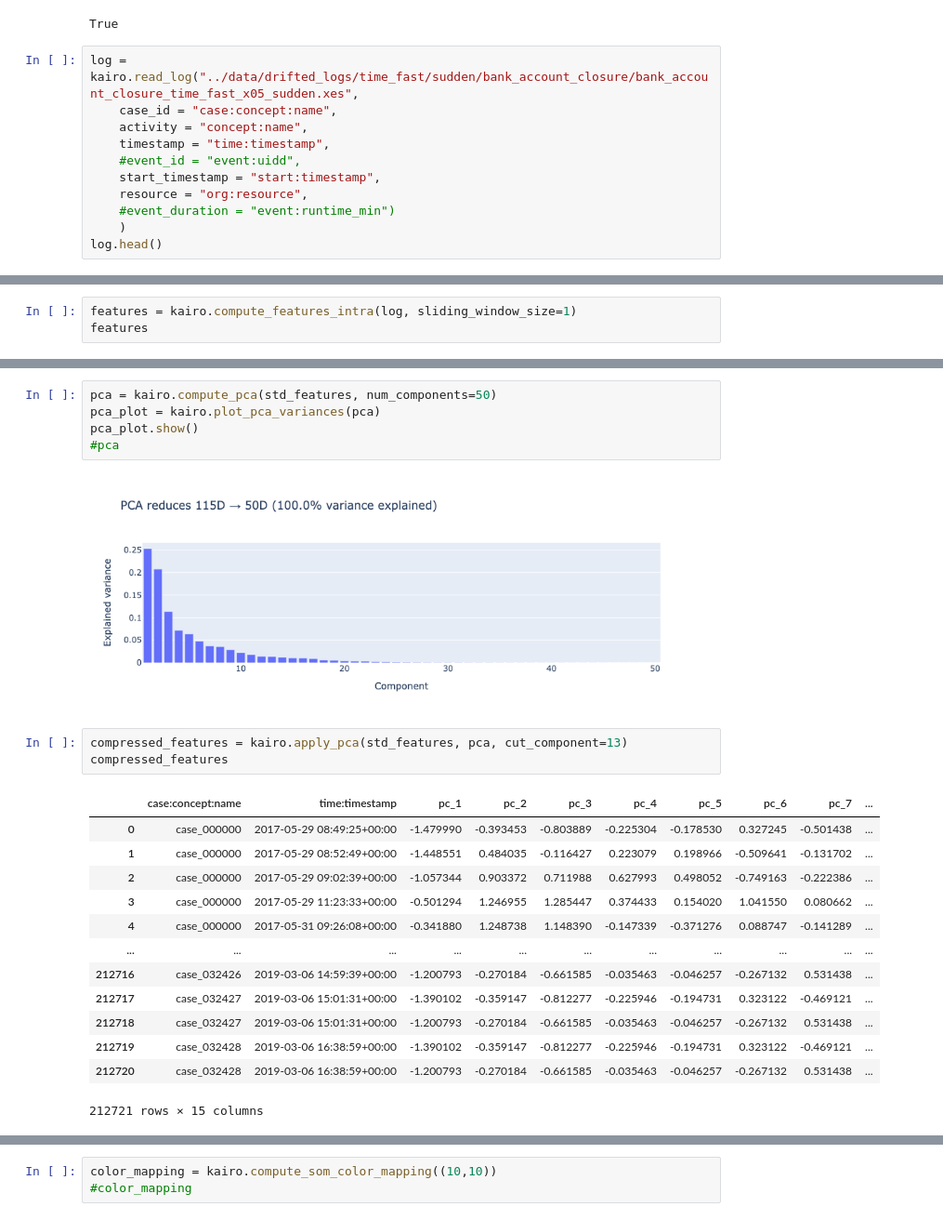
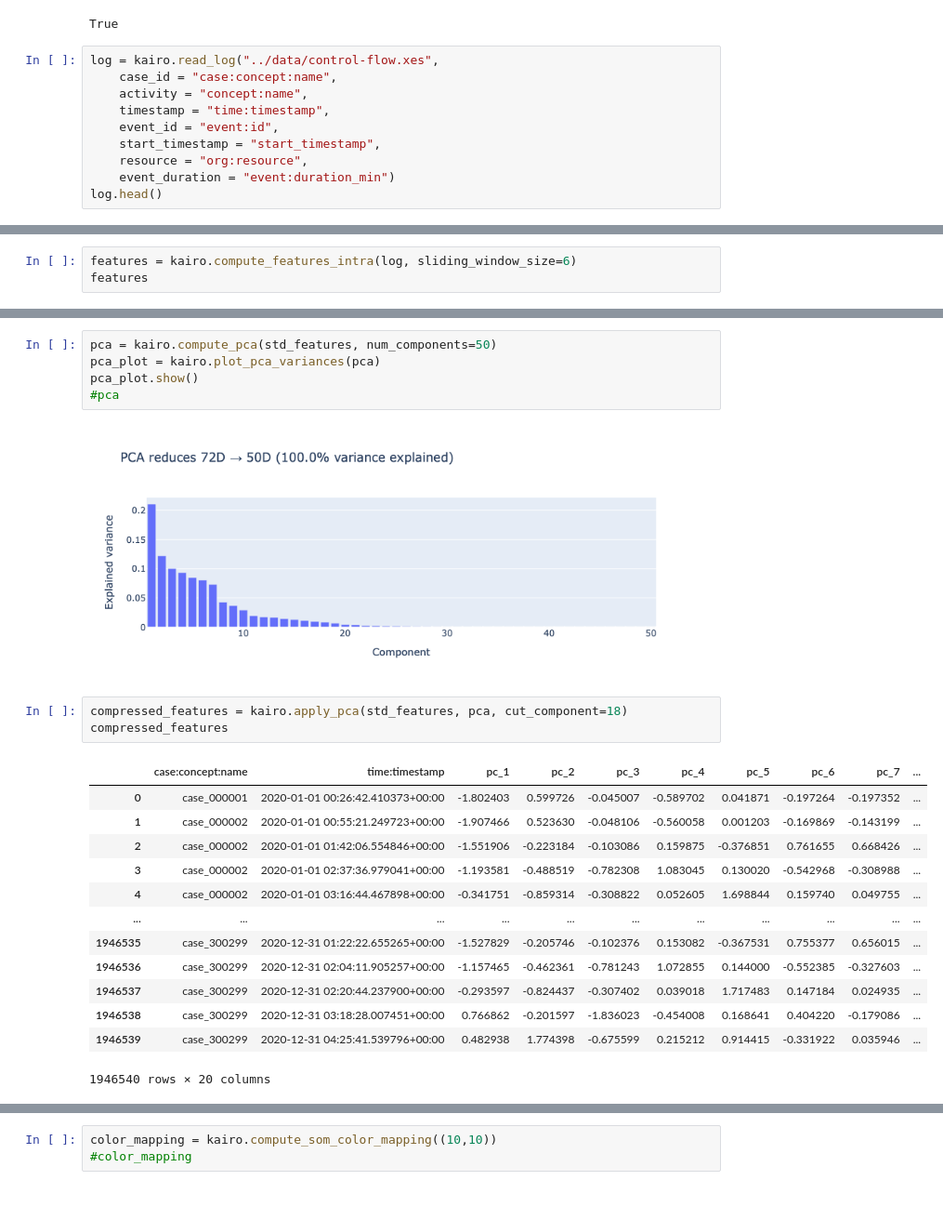
Before and after one commit to boraderen/thesis, a Jupyter notebook: notebooks/intra_som.ipynb, the cells around one changed output, grey strips where cells are left out. Shown at 93% size. Cells and saved outputs as stored; diff of their text form.

Commit message:
resource and inter-case added, docs updated, notebooks updated

```diff
--- a/notebooks/intra_som.ipynb
+++ b/notebooks/intra_som.ipynb
@@ -13,14 +13,13 @@ load_dotenv(Path("..") / ".env")
 # %% [output]
 True
 # %%
-log = kairo.read_log("../data/drifted_logs/time_fast/sudden/bank_account_closure/bank_account_closure_time_fast_x05_sudden.xes",
+log = kairo.read_log("../data/control-flow.xes",
     case_id = "case:concept:name",
     activity = "concept:name",
     timestamp = "time:timestamp",
-    #event_id = "event:uidd",
-    start_timestamp = "start:timestamp",
+    event_id = "event:id",
+    start_timestamp = "start_timestamp",
     resource = "org:resource",
-    #event_duration = "event:runtime_min")
-    )
+    event_duration = "event:duration_min")
 log.head()
 # %% [output]
@@ -59,4 +58,4 @@ activity_plot.show()
 # %%
-features = kairo.compute_features_intra(log, sliding_window_size=1)
+features = kairo.compute_features_intra(log, sliding_window_size=6)
 features
 # %% [output]
@@ -96,22 +95,22 @@ pca_plot = kairo.plot_pca_variances(pca)
 pca_plot.show()
 #pca
 # %% [output]
-[figure, old version]
+[figure, new version]
 # %%
-compressed_features = kairo.apply_pca(std_features, pca, cut_component=13)
+compressed_features = kairo.apply_pca(std_features, pca, cut_component=18)
 compressed_features
 # %% [output]
 |  | case:concept:name | time:timestamp | pc_1 | pc_2 | pc_3 | pc_4 | pc_5 | pc_6 | pc_7 | ... |
-| 0 | case_000000 | 2017-05-29 08:49:25+00:00 | -1.479990 | -0.393453 | -0.803889 | -0.225304 | -0.178530 | 0.327245 | -0.501438 | ... |
-| 1 | case_000000 | 2017-05-29 08:52:49+00:00 | -1.448551 | 0.484035 | -0.116427 | 0.223079 | 0.198966 | -0.509641 | -0.131702 | ... |
-| 2 | case_000000 | 2017-05-29 09:02:39+00:00 | -1.057344 | 0.903372 | 0.711988 | 0.627993 | 0.498052 | -0.749163 | -0.222386 | ... |
-| 3 | case_000000 | 2017-05-29 11:23:33+00:00 | -0.501294 | 1.246955 | 1.285447 | 0.374433 | 0.154020 | 1.041550 | 0.080662 | ... |
-| 4 | case_000000 | 2017-05-31 09:26:08+00:00 | -0.341880 | 1.248738 | 1.148390 | -0.147339 | -0.371276 | 0.088747 | -0.141289 | ... |
+| 0 | case_000001 | 2020-01-01 00:26:42.410373+00:00 | -1.802403 | 0.599726 | -0.045007 | -0.589702 | 0.041871 | -0.197264 | -0.197352 | ... |
+| 1 | case_000002 | 2020-01-01 00:55:21.249723+00:00 | -1.907466 | 0.523630 | -0.048106 | -0.560058 | 0.001203 | -0.169869 | -0.143199 | ... |
+| 2 | case_000002 | 2020-01-01 01:42:06.554846+00:00 | -1.551906 | -0.223184 | -0.103086 | 0.159875 | -0.376851 | 0.761655 | 0.668426 | ... |
+| 3 | case_000002 | 2020-01-01 02:37:36.979041+00:00 | -1.193581 | -0.488519 | -0.782308 | 1.083045 | 0.130020 | -0.542968 | -0.308988 | ... |
+| 4 | case_000002 | 2020-01-01 03:16:44.467898+00:00 | -0.341751 | -0.859314 | -0.308822 | 0.052605 | 1.698844 | 0.159740 | 0.049755 | ... |
 | ... | ... | ... | ... | ... | ... | ... | ... | ... | ... | ... |
-| 212716 | case_032426 | 2019-03-06 14:59:39+00:00 | -1.200793 | -0.270184 | -0.661585 | -0.035463 | -0.046257 | -0.267132 | 0.531438 | ... |
-| 212717 | case_032427 | 2019-03-06 15:01:31+00:00 | -1.390102 | -0.359147 | -0.812277 | -0.225946 | -0.194731 | 0.323122 | -0.469121 | ... |
-| 212718 | case_032427 | 2019-03-06 15:01:31+00:00 | -1.200793 | -0.270184 | -0.661585 | -0.035463 | -0.046257 | -0.267132 | 0.531438 | ... |
-| 212719 | case_032428 | 2019-03-06 16:38:59+00:00 | -1.390102 | -0.359147 | -0.812277 | -0.225946 | -0.194731 | 0.323122 | -0.469121 | ... |
-| 212720 | case_032428 | 2019-03-06 16:38:59+00:00 | -1.200793 | -0.270184 | -0.661585 | -0.035463 | -0.046257 | -0.267132 | 0.531438 | ... |
+| 1946535 | case_300299 | 2020-12-31 01:22:22.655265+00:00 | -1.527829 | -0.205746 | -0.102376 | 0.153082 | -0.367531 | 0.755377 | 0.656015 | ... |
+| 1946536 | case_300299 | 2020-12-31 02:04:11.905257+00:00 | -1.157465 | -0.462361 | -0.781243 | 1.072855 | 0.144000 | -0.552385 | -0.327603 | ... |
+| 1946537 | case_300299 | 2020-12-31 02:20:44.237900+00:00 | -0.293597 | -0.824437 | -0.307402 | 0.039018 | 1.717483 | 0.147184 | 0.024935 | ... |
+| 1946538 | case_300299 | 2020-12-31 03:18:28.007451+00:00 | 0.766862 | -0.201597 | -1.836023 | -0.454008 | 0.168641 | 0.404220 | -0.179086 | ... |
+| 1946539 | case_300299 | 2020-12-31 04:25:41.539796+00:00 | 0.482938 | 1.774398 | -0.675599 | 0.215212 | 0.914415 | -0.331922 | 0.035946 | ... |
-212721 rows × 15 columns
+1946540 rows × 20 columns
 # %%
```
Also changed, not shown: parts of 33 cells of this notebook, 45 other files.
